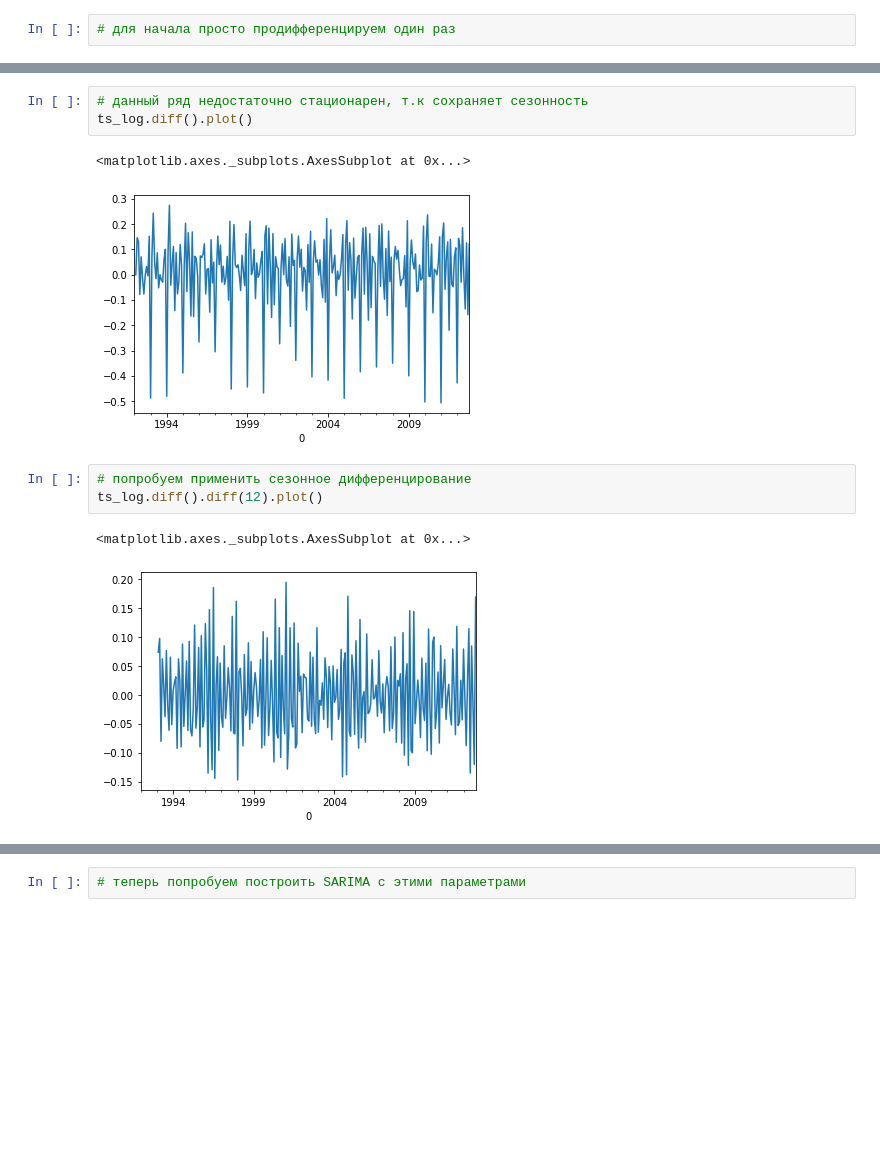
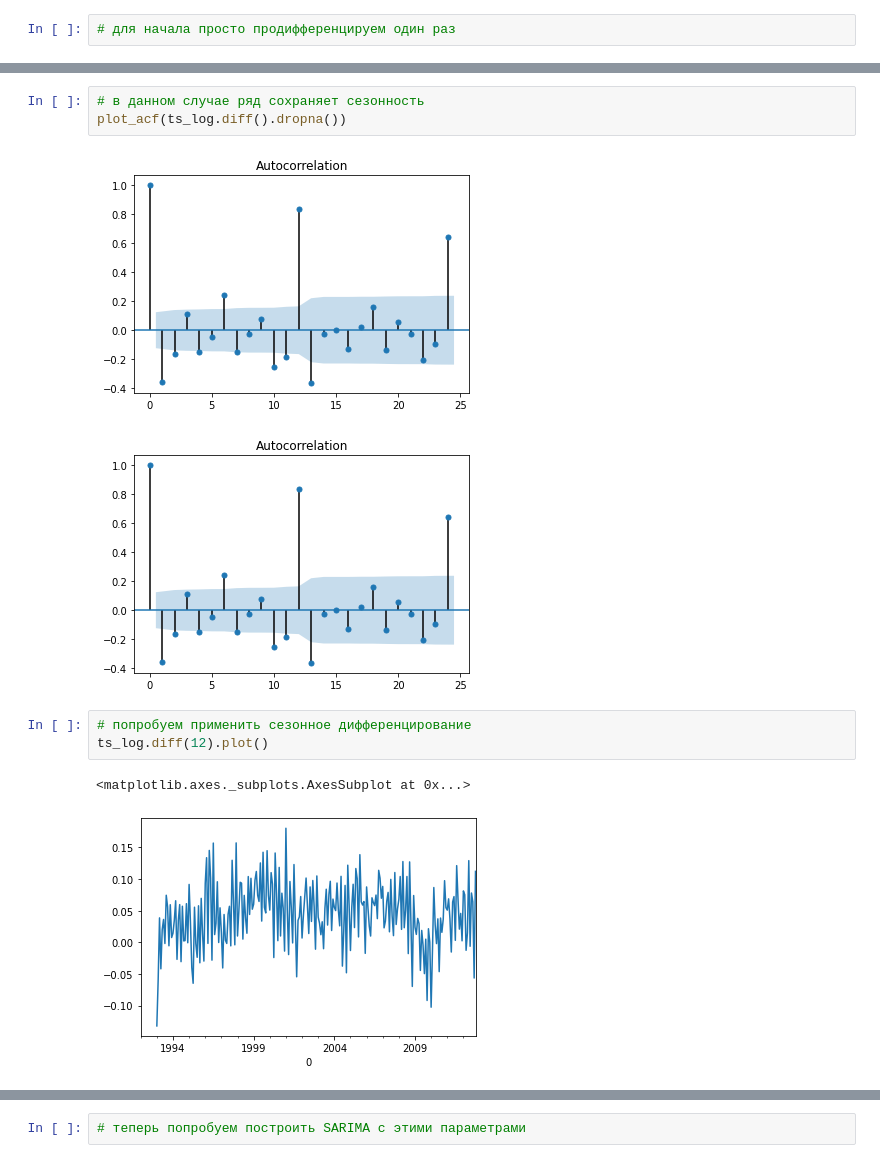
Before and after one commit to technogleb/ts_course_summer, a Jupyter notebook: week_2/arima_walkthrough.ipynb, the cells around one changed output, grey strips where cells are left out. Saved outputs shown, nothing was run; the diff lists cells and outputs as text; blank space fills up the shorter version.

```diff
--- a/week_2/arima_walkthrough.ipynb
+++ b/week_2/arima_walkthrough.ipynb
@@ -40,12 +48,12 @@ ts_log.plot()
 # %%
-# данный ряд недостаточно стационарен, т.к сохраняет сезонность
-ts_log.diff().plot()
+# в данном случае ряд сохраняет сезонность
+plot_acf(ts_log.diff().dropna())
 # %% [output]
-<matplotlib.axes._subplots.AxesSubplot at 0x...>
-[figure, old version]
+[figure, new version]
+[figure, added]
 # %%
 # попробуем применить сезонное дифференцирование
-ts_log.diff().diff(12).plot()
+ts_log.diff(12).plot()
 # %% [output]
 <matplotlib.axes._subplots.AxesSubplot at 0x...>
-[figure, old version]
+[figure, new version]
```
Also changed, not shown: parts of 29 cells of this notebook.
